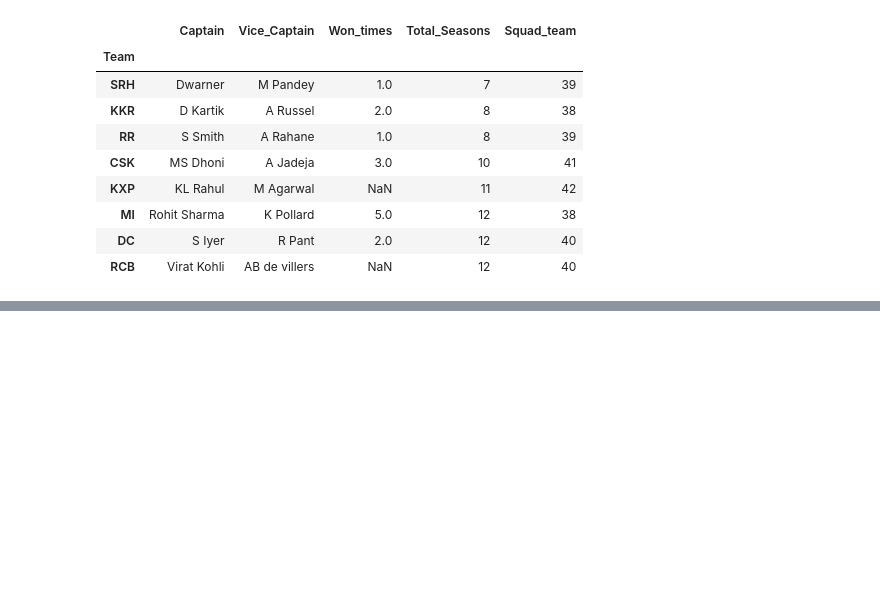
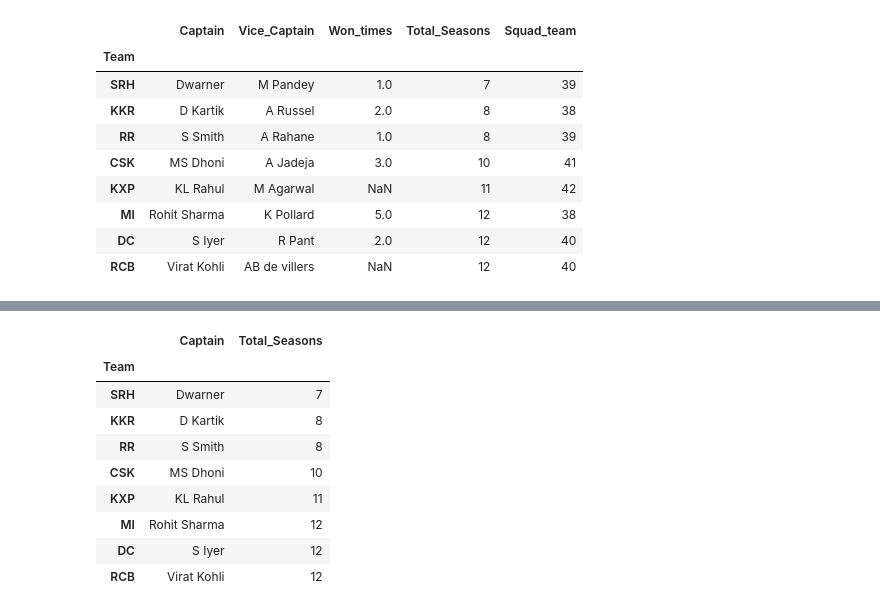
Before and after one commit to santoshkumarvagga/Data-Science, a Jupyter notebook: Pandas.ipynb, the cells around one changed output, grey strips where cells are left out. Cells and saved outputs as stored; diff of their text form; code cells hidden in the pictures; blank space fills up the shorter version.

```diff
--- a/Pandas.ipynb
+++ b/Pandas.ipynb
@@ -240,0 +297,15 @@ df
+# %%
+# Selecting multiple columns
+# NOTE: dont specify Index in list, since it appears by default for every row
+df[['Captain', 'Total_Seasons']]
+# %% [output]
+|  | Captain | Total_Seasons |
+| Team |  |  |
+| SRH | Dwarner | 7 |
+| KKR | D Kartik | 8 |
+| RR | S Smith | 8 |
+| CSK | MS Dhoni | 10 |
+| KXP | KL Rahul | 11 |
+| MI | Rohit Sharma | 12 |
+| DC | S Iyer | 12 |
+| RCB | Virat Kohli | 12 |
```
Also changed, not shown: parts of 7 cells of this notebook.
